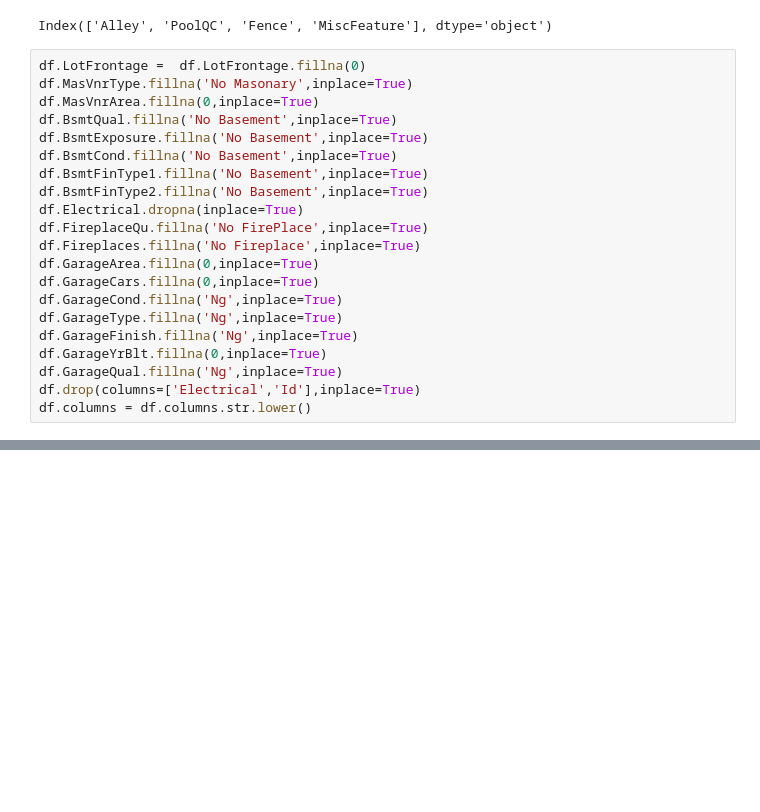
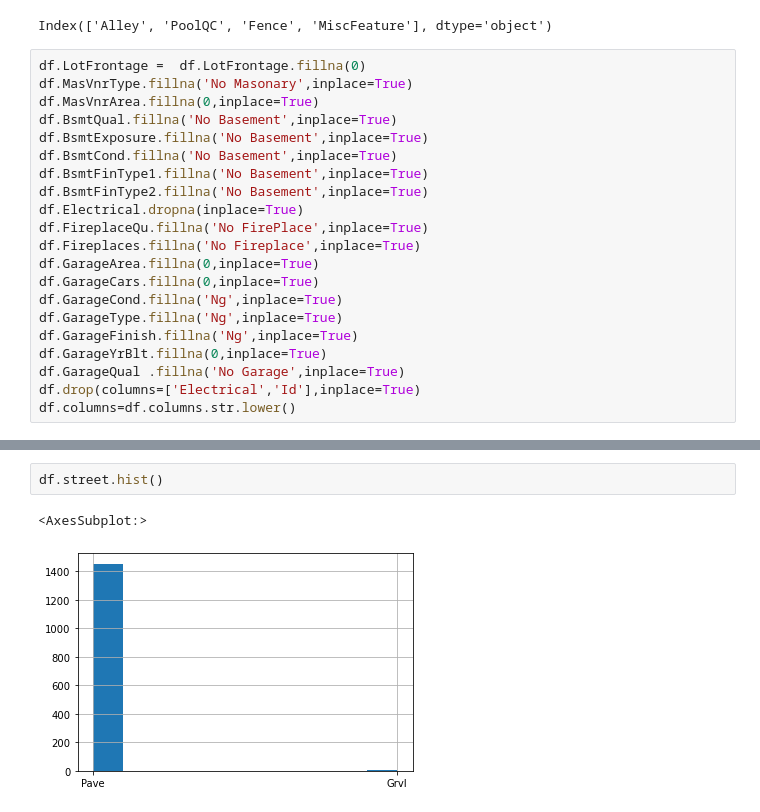
Before and after one commit to tosif91/machine_learning, a Jupyter notebook: basics/EDA_housing.ipynb, the cells around one changed output, grey strips where cells are left out. Drawn from its saved outputs; the diff is of its cells as text; blank space fills up the shorter version.

```diff
--- a/basics/EDA_housing.ipynb
+++ b/basics/EDA_housing.ipynb
@@ -68,6 +102,6 @@ df.GarageCond.fillna('Ng',inplace=True)
 df.GarageType.fillna('Ng',inplace=True)
 df.GarageFinish.fillna('Ng',inplace=True)
 df.GarageYrBlt.fillna(0,inplace=True)
-df.GarageQual.fillna('Ng',inplace=True)
+df.GarageQual .fillna('No Garage',inplace=True)
 df.drop(columns=['Electrical','Id'],inplace=True)
-df.columns = df.columns.str.lower()
+df.columns=df.columns.str.lower()
@@ -85,0 +133,5 @@ df.describe()
+# %%
+df.street.hist()
+# %% [output]
+<AxesSubplot:>
+[figure, added]
```
Also changed, not shown: parts of 39 cells of this notebook.
